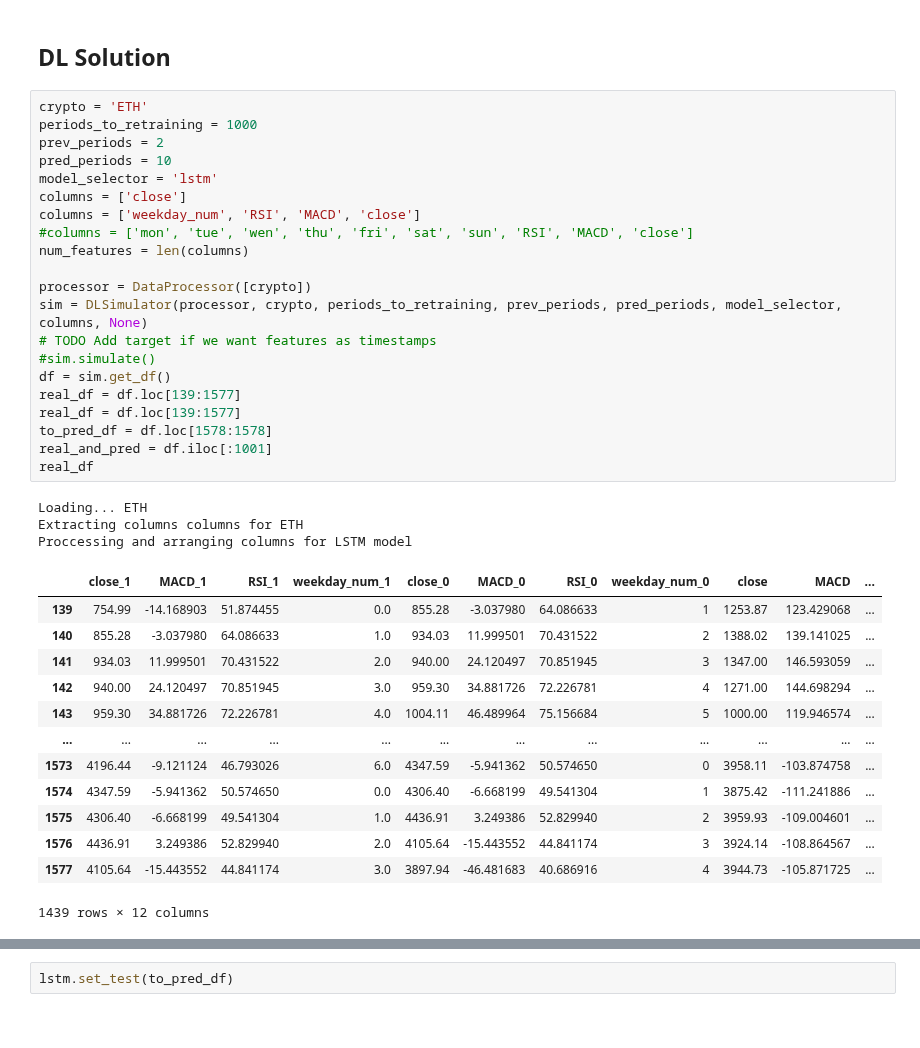
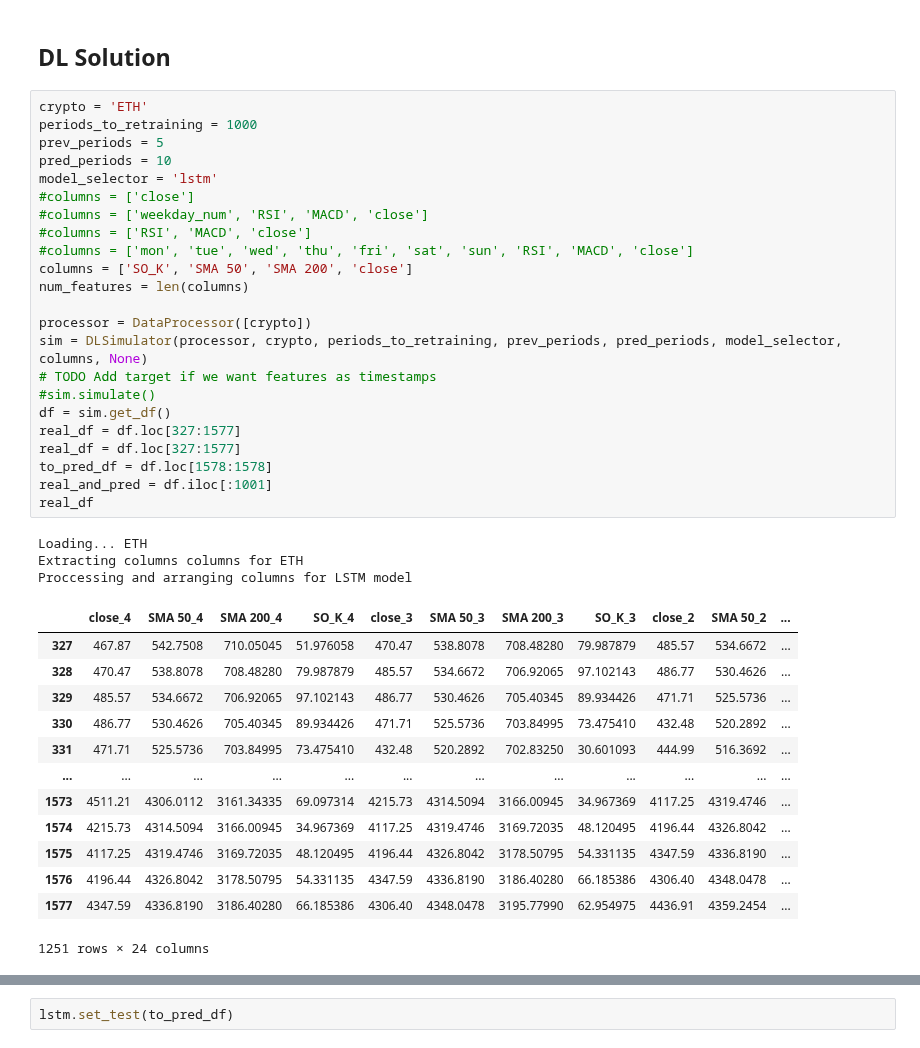
Before and after one commit to GZabalaG/crypto_bot, a Jupyter notebook: trading_simulation/Simulation.ipynb, the cells around one changed output, grey strips where cells are left out. Drawn from its saved outputs; the diff is of its cells as text.

```diff
--- a/trading_simulation/Simulation.ipynb
+++ b/trading_simulation/Simulation.ipynb
@@ -49,41 +49,43 @@ sim7.simulate()
 # %%
 crypto = 'ETH'
 periods_to_retraining = 1000
-prev_periods = 2
+prev_periods = 5
 pred_periods = 10
 model_selector = 'lstm'
-columns = ['close']
-columns = ['weekday_num', 'RSI', 'MACD', 'close']
-#columns = ['mon', 'tue', 'wen', 'thu', 'fri', 'sat', 'sun', 'RSI', 'MACD', 'close']
+#columns = ['close']
+#columns = ['weekday_num', 'RSI', 'MACD', 'close']
+#columns = ['RSI', 'MACD', 'close']
+#columns = ['mon', 'tue', 'wed', 'thu', 'fri', 'sat', 'sun', 'RSI', 'MACD', 'close']
+columns = ['SO_K', 'SMA 50', 'SMA 200', 'close']
 num_features = len(columns)
 
 processor = DataProcessor([crypto])
 sim = DLSimulator(processor, crypto, periods_to_retraining, prev_periods, pred_periods, model_selector, columns, None)
 # TODO Add target if we want features as timestamps
 #sim.simulate()
 df = sim.get_df()
-real_df = df.loc[139:1577]
-real_df = df.loc[139:1577]
+real_df = df.loc[327:1577]
+real_df = df.loc[327:1577]
 to_pred_df = df.loc[1578:1578]
 real_and_pred = df.iloc[:1001]
 real_df
 # %% [output]
 Loading... ETH
 Extracting columns columns for ETH
 Proccessing and arranging columns for LSTM model
-|  | close_1 | MACD_1 | RSI_1 | weekday_num_1 | close_0 | MACD_0 | RSI_0 | weekday_num_0 | close | MACD | ... |
-| 139 | 754.99 | -14.168903 | 51.874455 | 0.0 | 855.28 | -3.037980 | 64.086633 | 1 | 1253.87 | 123.429068 | ... |
-| 140 | 855.28 | -3.037980 | 64.086633 | 1.0 | 934.03 | 11.999501 | 70.431522 | 2 | 1388.02 | 139.141025 | ... |
-| 141 | 934.03 | 11.999501 | 70.431522 | 2.0 | 940.00 | 24.120497 | 70.851945 | 3 | 1347.00 | 146.593059 | ... |
-| 142 | 940.00 | 24.120497 | 70.851945 | 3.0 | 959.30 | 34.881726 | 72.226781 | 4 | 1271.00 | 144.698294 | ... |
-| 143 | 959.30 | 34.881726 | 72.226781 | 4.0 | 1004.11 | 46.489964 | 75.156684 | 5 | 1000.00 | 119.946574 | ... |
+|  | close_4 | SMA 50_4 | SMA 200_4 | SO_K_4 | close_3 | SMA 50_3 | SMA 200_3 | SO_K_3 | close_2 | SMA 50_2 | ... |
+| 327 | 467.87 | 542.7508 | 710.05045 | 51.976058 | 470.47 | 538.8078 | 708.48280 | 79.987879 | 485.57 | 534.6672 | ... |
+| 328 | 470.47 | 538.8078 | 708.48280 | 79.987879 | 485.57 | 534.6672 | 706.92065 | 97.102143 | 486.77 | 530.4626 | ... |
+| 329 | 485.57 | 534.6672 | 706.92065 | 97.102143 | 486.77 | 530.4626 | 705.40345 | 89.934426 | 471.71 | 525.5736 | ... |
+| 330 | 486.77 | 530.4626 | 705.40345 | 89.934426 | 471.71 | 525.5736 | 703.84995 | 73.475410 | 432.48 | 520.2892 | ... |
+| 331 | 471.71 | 525.5736 | 703.84995 | 73.475410 | 432.48 | 520.2892 | 702.83250 | 30.601093 | 444.99 | 516.3692 | ... |
 | ... | ... | ... | ... | ... | ... | ... | ... | ... | ... | ... | ... |
-| 1573 | 4196.44 | -9.121124 | 46.793026 | 6.0 | 4347.59 | -5.941362 | 50.574650 | 0 | 3958.11 | -103.874758 | ... |
-| 1574 | 4347.59 | -5.941362 | 50.574650 | 0.0 | 4306.40 | -6.668199 | 49.541304 | 1 | 3875.42 | -111.241886 | ... |
-| 1575 | 4306.40 | -6.668199 | 49.541304 | 1.0 | 4436.91 | 3.249386 | 52.829940 | 2 | 3959.93 | -109.004601 | ... |
-| 1576 | 4436.91 | 3.249386 | 52.829940 | 2.0 | 4105.64 | -15.443552 | 44.841174 | 3 | 3924.14 | -108.864567 | ... |
-| 1577 | 4105.64 | -15.443552 | 44.841174 | 3.0 | 3897.94 | -46.481683 | 40.686916 | 4 | 3944.73 | -105.871725 | ... |
+| 1573 | 4511.21 | 4306.0112 | 3161.34335 | 69.097314 | 4215.73 | 4314.5094 | 3166.00945 | 34.967369 | 4117.25 | 4319.4746 | ... |
+| 1574 | 4215.73 | 4314.5094 | 3166.00945 | 34.967369 | 4117.25 | 4319.4746 | 3169.72035 | 48.120495 | 4196.44 | 4326.8042 | ... |
+| 1575 | 4117.25 | 4319.4746 | 3169.72035 | 48.120495 | 4196.44 | 4326.8042 | 3178.50795 | 54.331135 | 4347.59 | 4336.8190 | ... |
+| 1576 | 4196.44 | 4326.8042 | 3178.50795 | 54.331135 | 4347.59 | 4336.8190 | 3186.40280 | 66.185386 | 4306.40 | 4348.0478 | ... |
+| 1577 | 4347.59 | 4336.8190 | 3186.40280 | 66.185386 | 4306.40 | 4348.0478 | 3195.77990 | 62.954975 | 4436.91 | 4359.2454 | ... |
-1439 rows × 12 columns
+1251 rows × 24 columns
 # %%
 norm_strat = 2
 strat = 1
```
Also changed, not shown: parts of 7 cells of this notebook, 1 other file.
